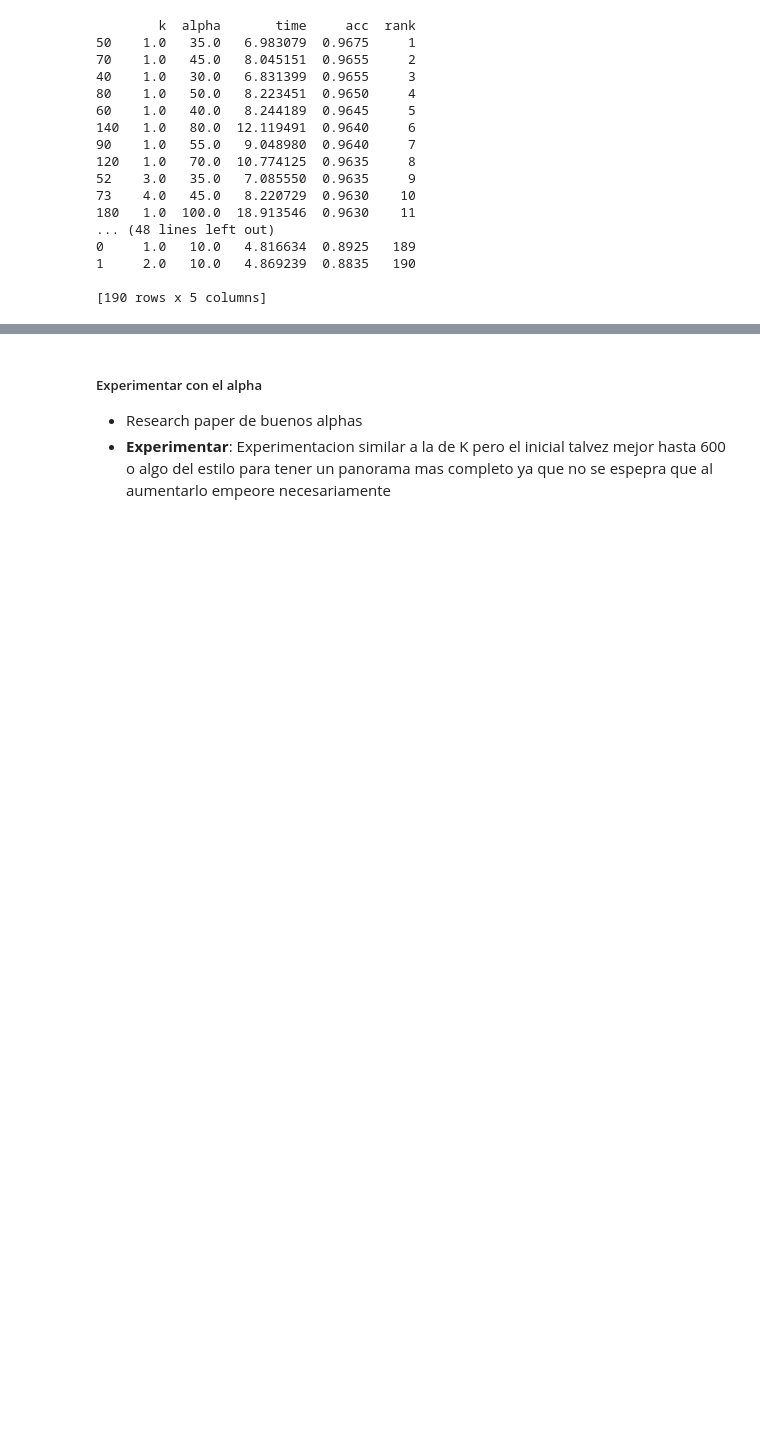
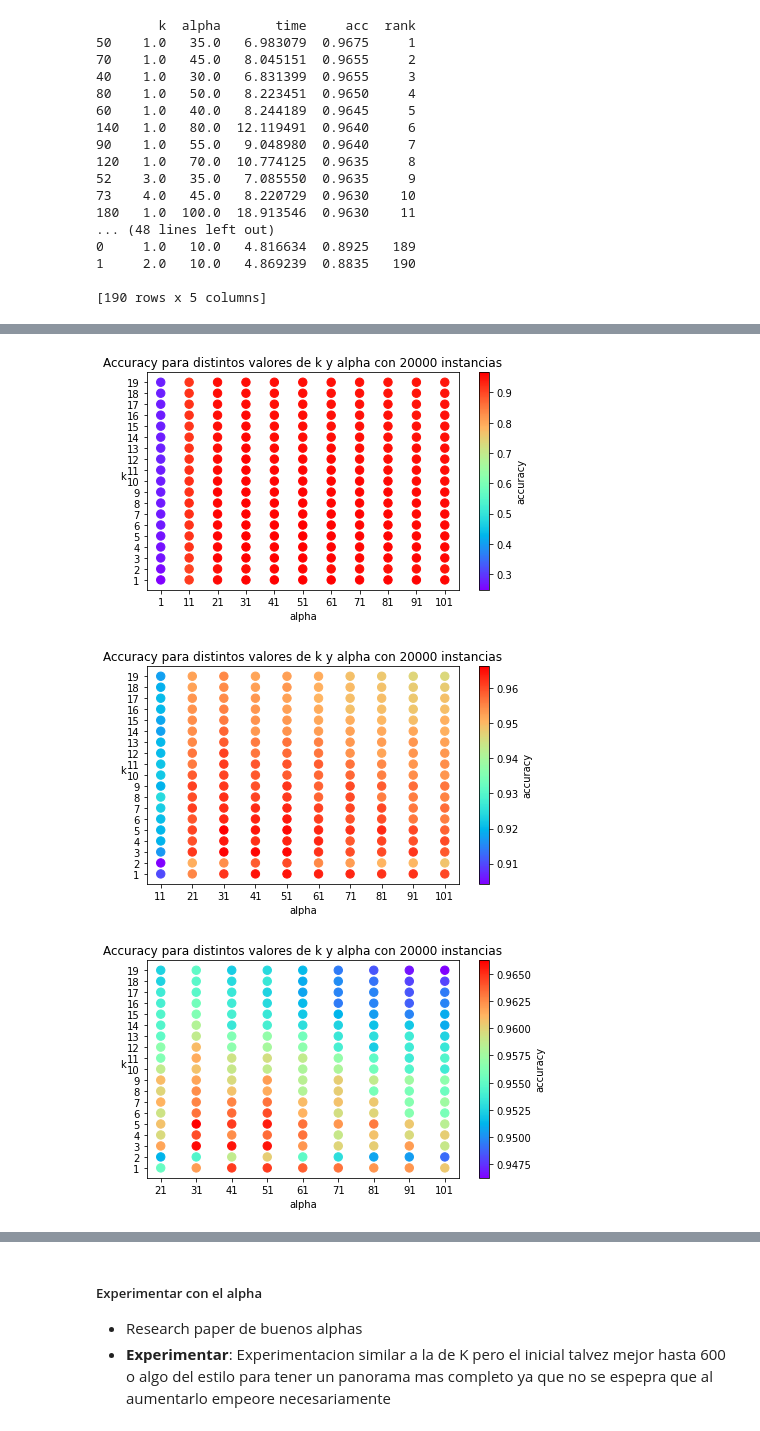
Before and after one commit to ddrenteria/MNtp2, a Jupyter notebook: metnum-tp2-1C2021/tp2-alu/tp2/notebooks/main.ipynb, the cells around one changed output, grey strips where cells are left out. Saved outputs shown, nothing was run; the diff lists cells and outputs as text; code cells hidden in the pictures; blank space fills up the shorter version.

```diff
--- a/metnum-tp2-1C2021/tp2-alu/tp2/notebooks/main.ipynb
+++ b/metnum-tp2-1C2021/tp2-alu/tp2/notebooks/main.ipynb
@@ -355,0 +399,4 @@ Accuracy: 0.9385
+# %%
+columns = ["k", "time", "acc"]
+df = pd.read_csv("../dataExp/expKNN_1-10.csv", names=columns)
+print(df)
@@ -669,0 +838,15 @@ print(df)
+# %%
+filename = "../dataExp/KNN_PCA_moreInstances.csv"
+
+# Grafica los datos obtenidos para los distintos k y alpha
+columns = ["k", "alpha", "time", "acc"]
+df = pd.read_csv(filename, names=columns)
+plot_scatter_df(df, "Accuracy para distintos valores de k y alpha con 20000 instancias")
+df = df[df["alpha"] > 1]
+plot_scatter_df(df, "Accuracy para distintos valores de k y alpha con 20000 instancias")
+df = df[df["alpha"] > 11]
+plot_scatter_df(df, "Accuracy para distintos valores de k y alpha con 20000 instancias")
+# %% [output]
+[figure, added]
+[figure, added]
+[figure, added]
```
Also changed, not shown: parts of 45 cells of this notebook, 28 other files.
